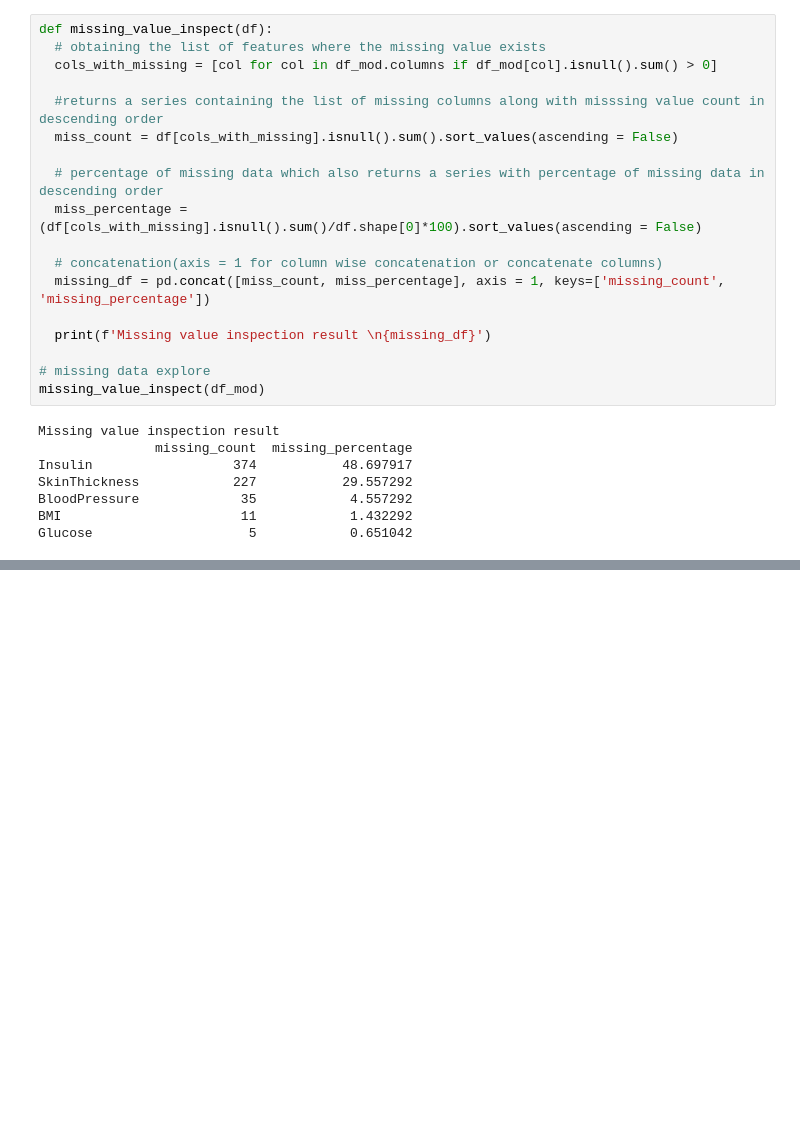
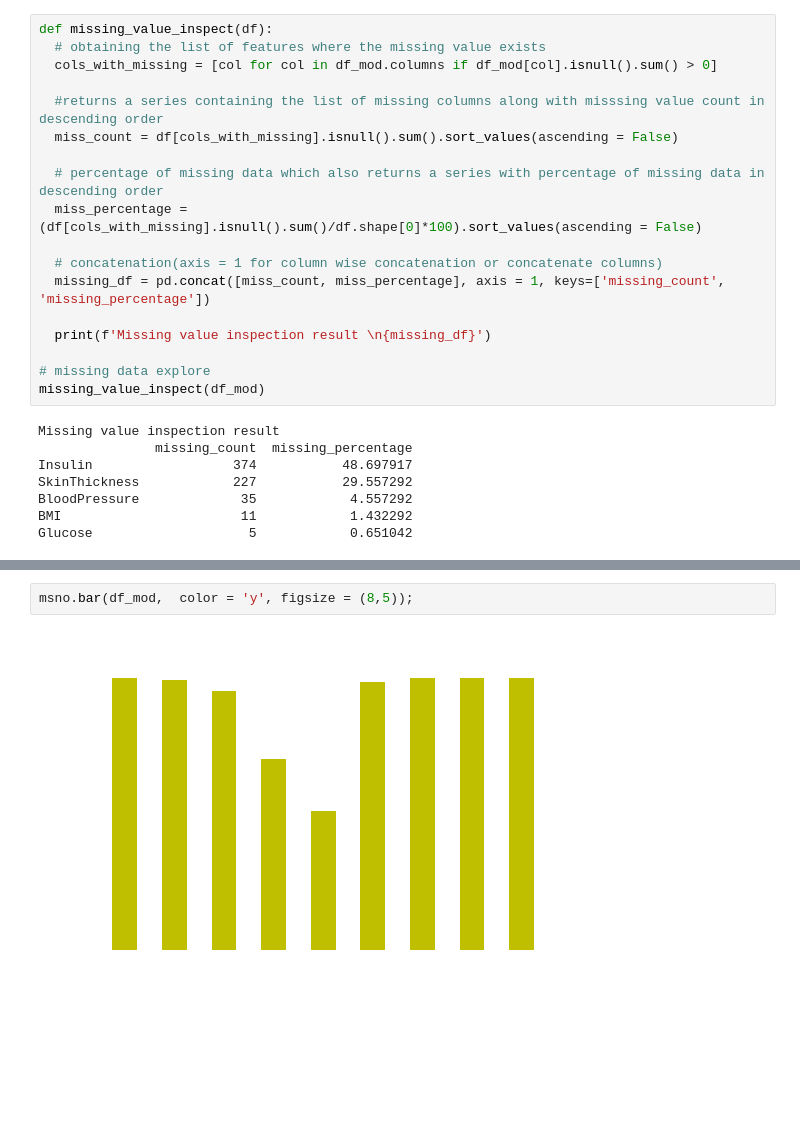
Before and after one commit to sayan0506/Prediction-model-for-Diabetes, a Jupyter notebook: Pima_Indian_Diabetes_prediction_model.ipynb, the cells around one changed output, grey strips where cells are left out. Drawn from its saved outputs; the diff is of its cells as text; blank space fills up the shorter version.

```diff
--- a/Pima_Indian_Diabetes_prediction_model.ipynb
+++ b/Pima_Indian_Diabetes_prediction_model.ipynb
@@ -232,0 +244,4 @@ Accuracy of Classification Models](https://www.researchgate.net/profile/Archish_
+# %%
+msno.bar(df_mod,  color = 'y', figsize = (8,5));
+# %% [output]
+[figure, added]
```
Also changed, not shown: parts of 7 cells of this notebook.
